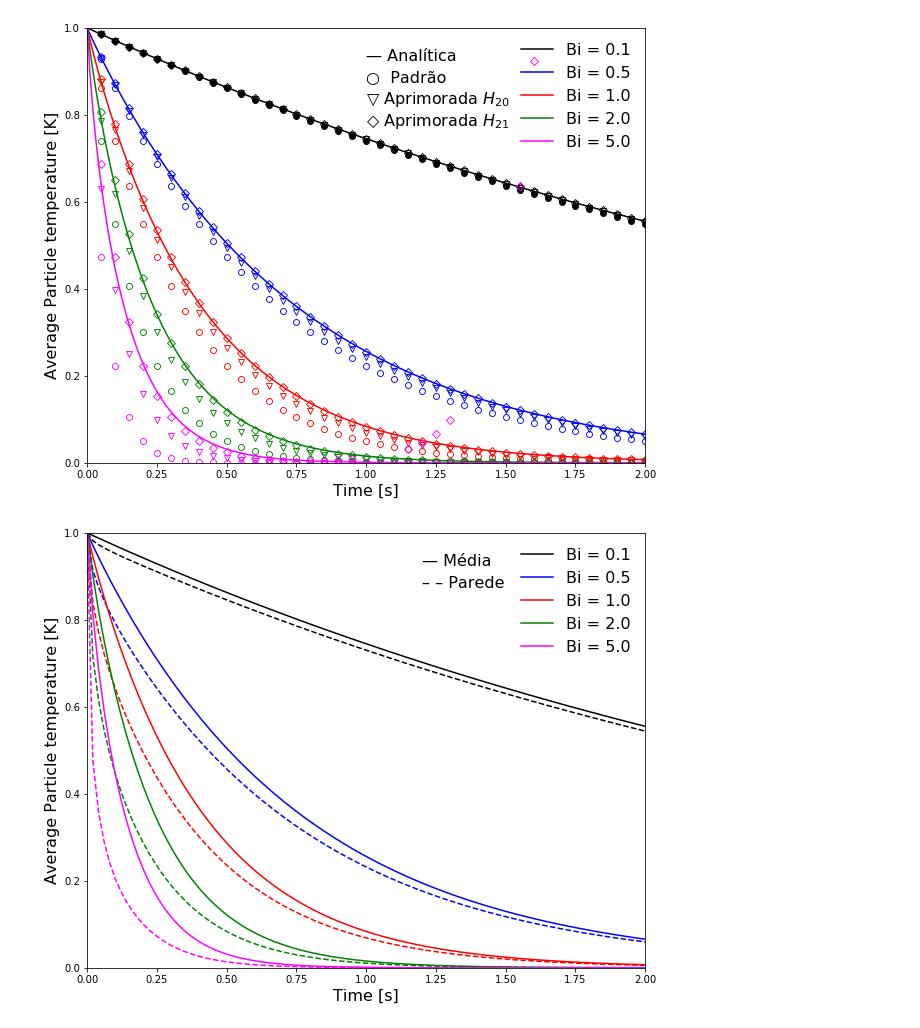
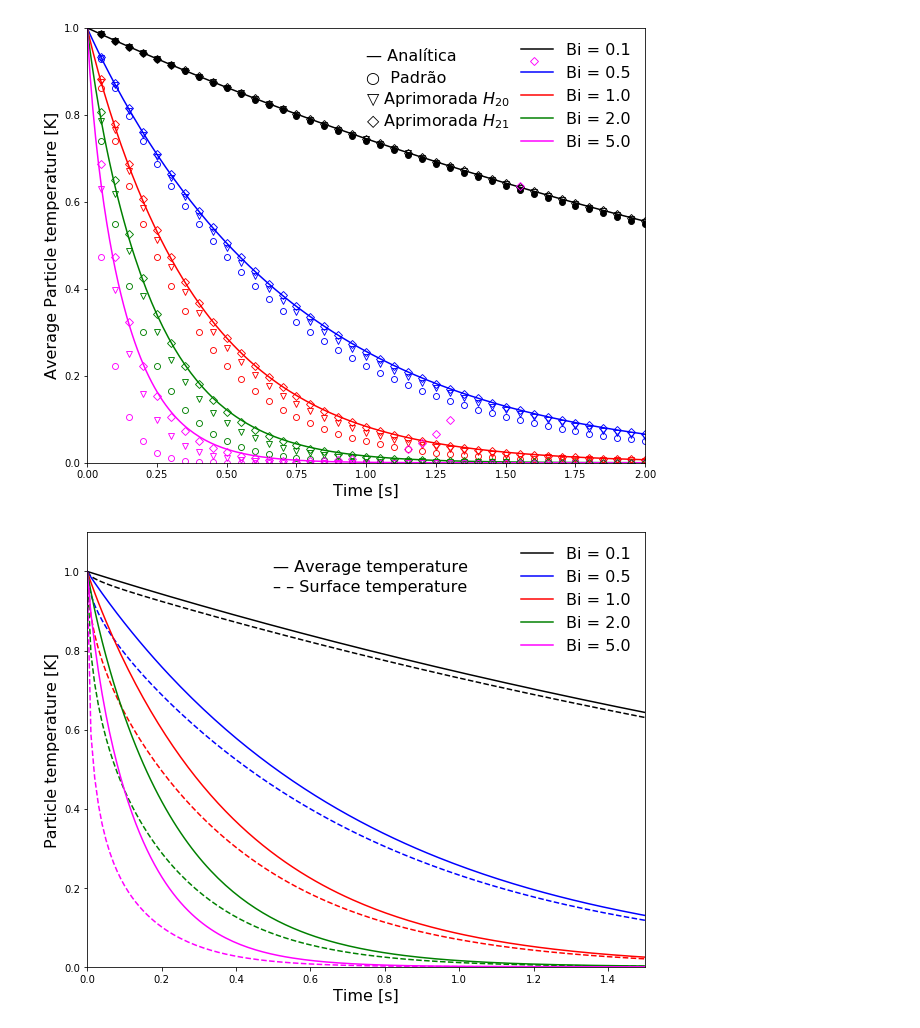
Before and after one commit to lucillalmeida/doutorado-validacoes, a Jupyter notebook: cooling_particle/Post-processing/Transient heat conduction in a solid sphere with convective boundary-comparison.ipynb, the cells around one changed output. Drawn from its saved outputs; the diff is of its cells as text; code cells hidden in the pictures.

```diff
--- a/cooling_particle/Post-processing/Transient heat conduction in a solid sphere with convective boundary-comparison.ipynb
+++ b/cooling_particle/Post-processing/Transient heat conduction in a solid sphere with convective boundary-comparison.ipynb
@@ -358,25 +358,25 @@ plt.show()
 # %%
 plt.rcParams["figure.figsize"] = (10.0, 8.0)
 plt.plot(t,temperature_list[0], linestyle = "--", color = "black")
 plt.plot(t,temperature_list[1], linestyle = "--", color = "blue")
 plt.plot(t,temperature_list[2], linestyle = "--", color = "red")
 plt.plot(t,temperature_list[3], linestyle = "--", color = "green")
 plt.plot(t,temperature_list[4], linestyle = "--", color = "magenta")
 
 
 plt.plot(t,average_temperature_list[0], linestyle = "-", color = "black", label = "Bi = {0:.1f}".format(Biot[0]))
 plt.plot(t,average_temperature_list[1], linestyle = "-", color = "blue", label = "Bi = {0:.1f}".format(Biot[1]))
 plt.plot(t,average_temperature_list[2], linestyle = "-", color = "red", label = "Bi = {0:.1f}".format(Biot[2]))
 plt.plot(t,average_temperature_list[3], linestyle = "-", color = "green", label = "Bi = {0:.1f}".format(Biot[3]))
 plt.plot(t,average_temperature_list[4], linestyle = "-", color = "magenta", label = "Bi = {0:.1f}".format(Biot[4]))
 
-plt.xlim(0, 2)
-plt.ylim(0, 1)
+plt.xlim(0, 1.5)
+plt.ylim(0, 1.1)
 plt.legend(fontsize=16, loc='upper right', frameon=False)
-plt.ylabel('Average Particle temperature [K]', fontsize=16)
+plt.ylabel('Particle temperature [K]', fontsize=16)
 plt.xlabel('Time [s]', fontsize=16)
-plt.annotate('\u2014 Média',xy=(1.2, 0.925), fontsize=16)
-plt.annotate('\u2013 \u2013 Parede', xy=(1.2, 0.875), fontsize=16)
+plt.annotate('\u2014 Average temperature',xy=(0.5, 1.0), fontsize=16)
+plt.annotate('\u2013 \u2013 Surface temperature', xy=(0.5, 0.95), fontsize=16)
 plt.show()
 # %% [output]
-[figure, old version]
+[figure, new version]
```
Also changed, not shown: parts of 1 cell of this notebook, 9 other files.
